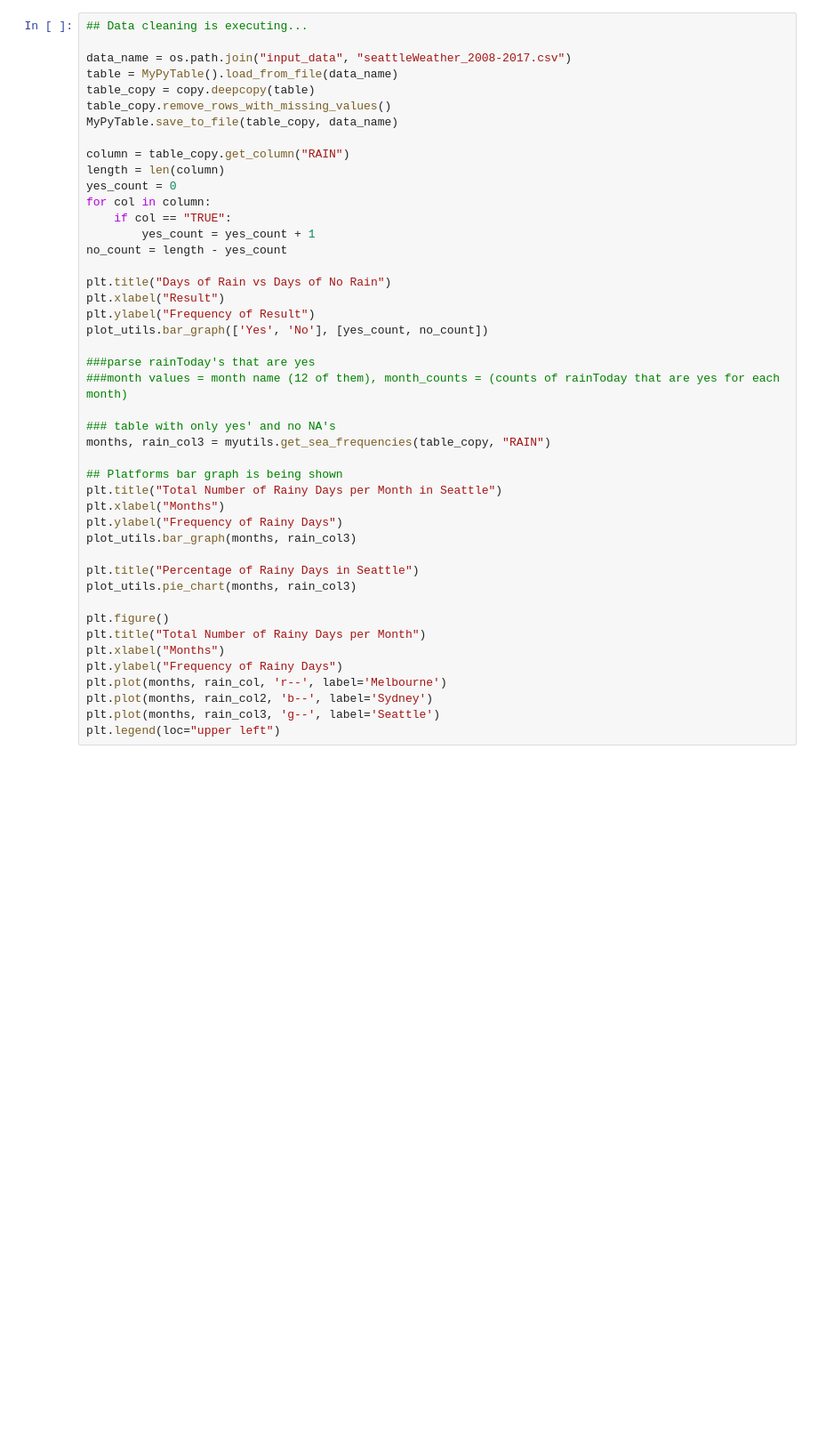
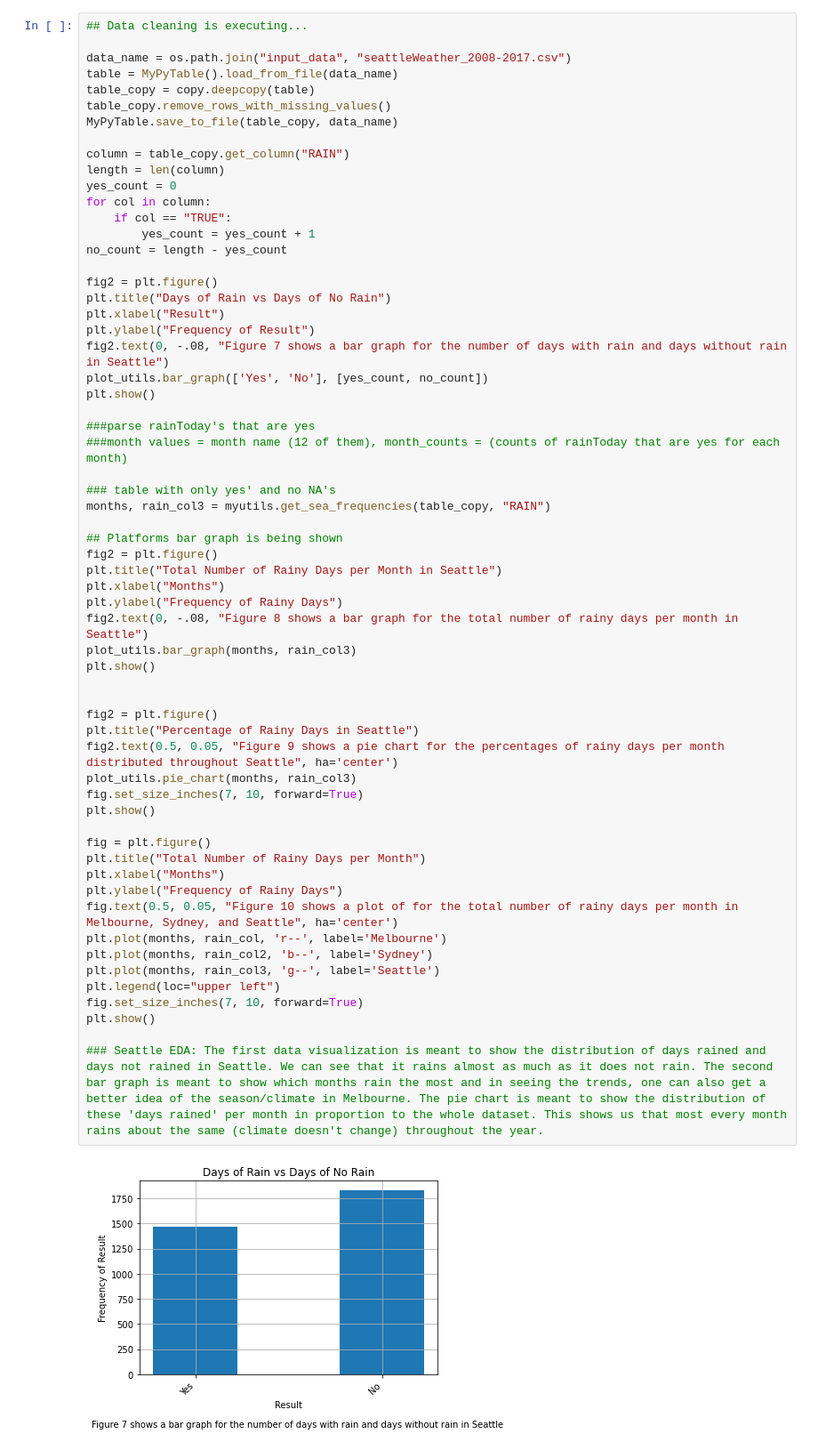
Before and after one commit to caleb-cramer/MLFinalProject, a Jupyter notebook: EDA.ipynb, the cells around one changed output. Shown at 89% size. Cells and saved outputs as stored; diff of their text form; blank space fills up the shorter version.

```diff
--- a/EDA.ipynb
+++ b/EDA.ipynb
@@ -110,32 +132,49 @@ for col in column:
         yes_count = yes_count + 1
 no_count = length - yes_count
 
+fig2 = plt.figure()
 plt.title("Days of Rain vs Days of No Rain")
 plt.xlabel("Result")
 plt.ylabel("Frequency of Result")
+fig2.text(0, -.08, "Figure 7 shows a bar graph for the number of days with rain and days without rain in Seattle")
 plot_utils.bar_graph(['Yes', 'No'], [yes_count, no_count])
+plt.show()
 
 ###parse rainToday's that are yes
 ###month values = month name (12 of them), month_counts = (counts of rainToday that are yes for each month)
 
 ### table with only yes' and no NA's
 months, rain_col3 = myutils.get_sea_frequencies(table_copy, "RAIN")
 
 ## Platforms bar graph is being shown
+fig2 = plt.figure()
 plt.title("Total Number of Rainy Days per Month in Seattle")
 plt.xlabel("Months")
 plt.ylabel("Frequency of Rainy Days")
+fig2.text(0, -.08, "Figure 8 shows a bar graph for the total number of rainy days per month in Seattle")
 plot_utils.bar_graph(months, rain_col3)
+plt.show()
 
+
+fig2 = plt.figure()
 plt.title("Percentage of Rainy Days in Seattle")
+fig2.text(0.5, 0.05, "Figure 9 shows a pie chart for the percentages of rainy days per month distributed throughout Seattle", ha='center')
 plot_utils.pie_chart(months, rain_col3)
+fig.set_size_inches(7, 10, forward=True)
+plt.show()
 
-plt.figure()
+fig = plt.figure()
 plt.title("Total Number of Rainy Days per Month")
 plt.xlabel("Months")
 plt.ylabel("Frequency of Rainy Days")
+fig.text(0.5, 0.05, "Figure 10 shows a plot of for the total number of rainy days per month in Melbourne, Sydney, and Seattle", ha='center')
 plt.plot(months, rain_col, 'r--', label='Melbourne')
 plt.plot(months, rain_col2, 'b--', label='Sydney')
 plt.plot(months, rain_col3, 'g--', label='Seattle')
 plt.legend(loc="upper left")
+fig.set_size_inches(7, 10, forward=True)
+plt.show()
+
+### Seattle EDA: The first data visualization is meant to show the distribution of days rained and days not rained in Seattle. We can see that it rains almost as much as it does not rain. The second bar graph is meant to show which months rain the most and in seeing the trends, one can also get a better idea of the season/climate in Melbourne. The pie chart is meant to show the distribution of these 'days rained' per month in proportion to the whole dataset. This shows us that most every month rains about the same (climate doesn't change) throughout the year.
 # %% [output]
+[figure, added]
```
Also changed, not shown: parts of 3 cells of this notebook.
